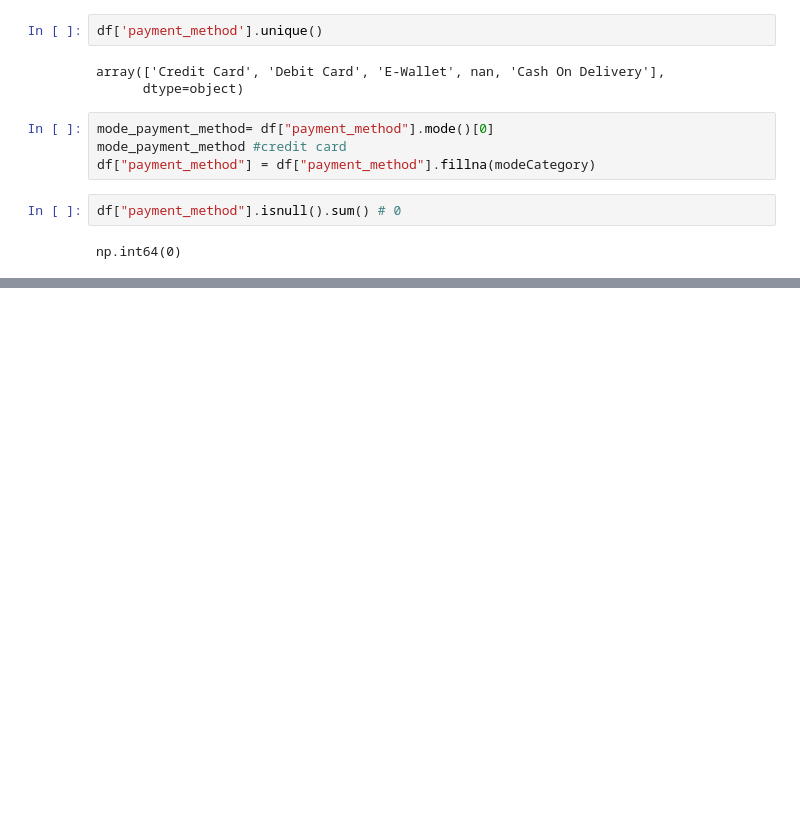
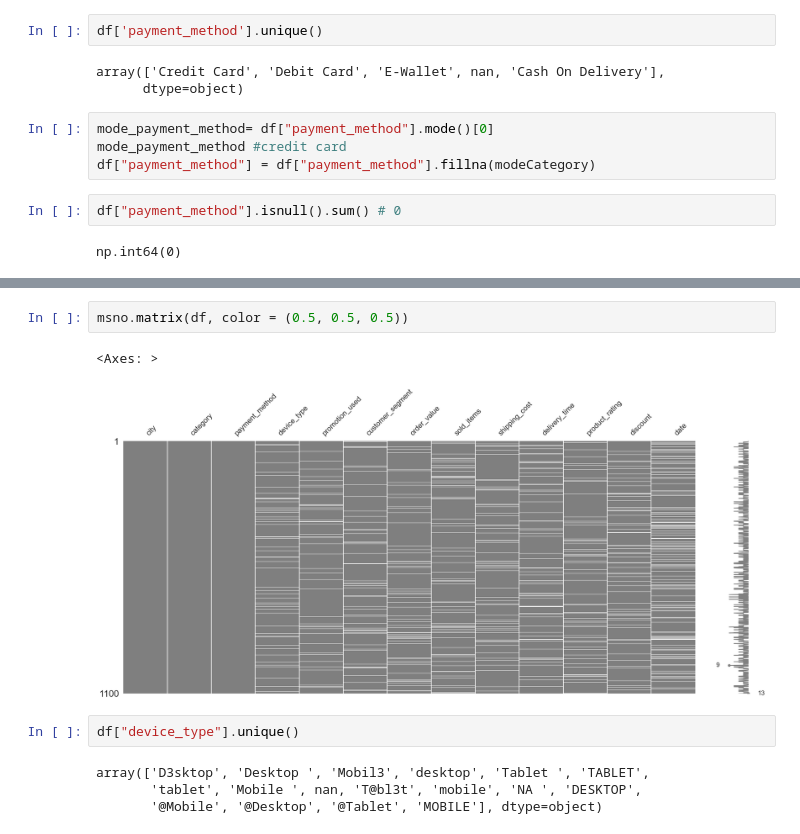
Before and after one commit to mtatbak/stat112FinalProject, a Jupyter notebook: 112.ipynb, the cells around one changed output, grey strips where cells are left out. Drawn from its saved outputs; the diff is of its cells as text; blank space fills up the shorter version.

```diff
--- a/112.ipynb
+++ b/112.ipynb
@@ -325,3 +325,14 @@ df.head()
 | 2 | Samsun | Clothing | E-Wallet | Desktop | No | @Returning | 264.94 | ... |
 | 3 | Diyarbakır | Clothing | E-Wallet | Mobil3 | YES | NaN | 353.31 | ... |
 | 4 | Bursa | Clothing | Credit Card | Desktop | YES | @Returning | NaN | ... |
+# %%
+msno.matrix(df, color = (0.5, 0.5, 0.5))
+# %% [output]
+<Axes: >
+[figure, added]
+# %%
+df["device_type"].unique()
+# %% [output]
+array(['D3sktop', 'Desktop ', 'Mobil3', 'desktop', 'Tablet ', 'TABLET',
+       'tablet', 'Mobile ', nan, 'T@bl3t', 'mobile', 'NA ', 'DESKTOP',
+       '@Mobile', '@Desktop', '@Tablet', 'MOBILE'], dtype=object)
```
Also changed, not shown: parts of 7 cells of this notebook.
